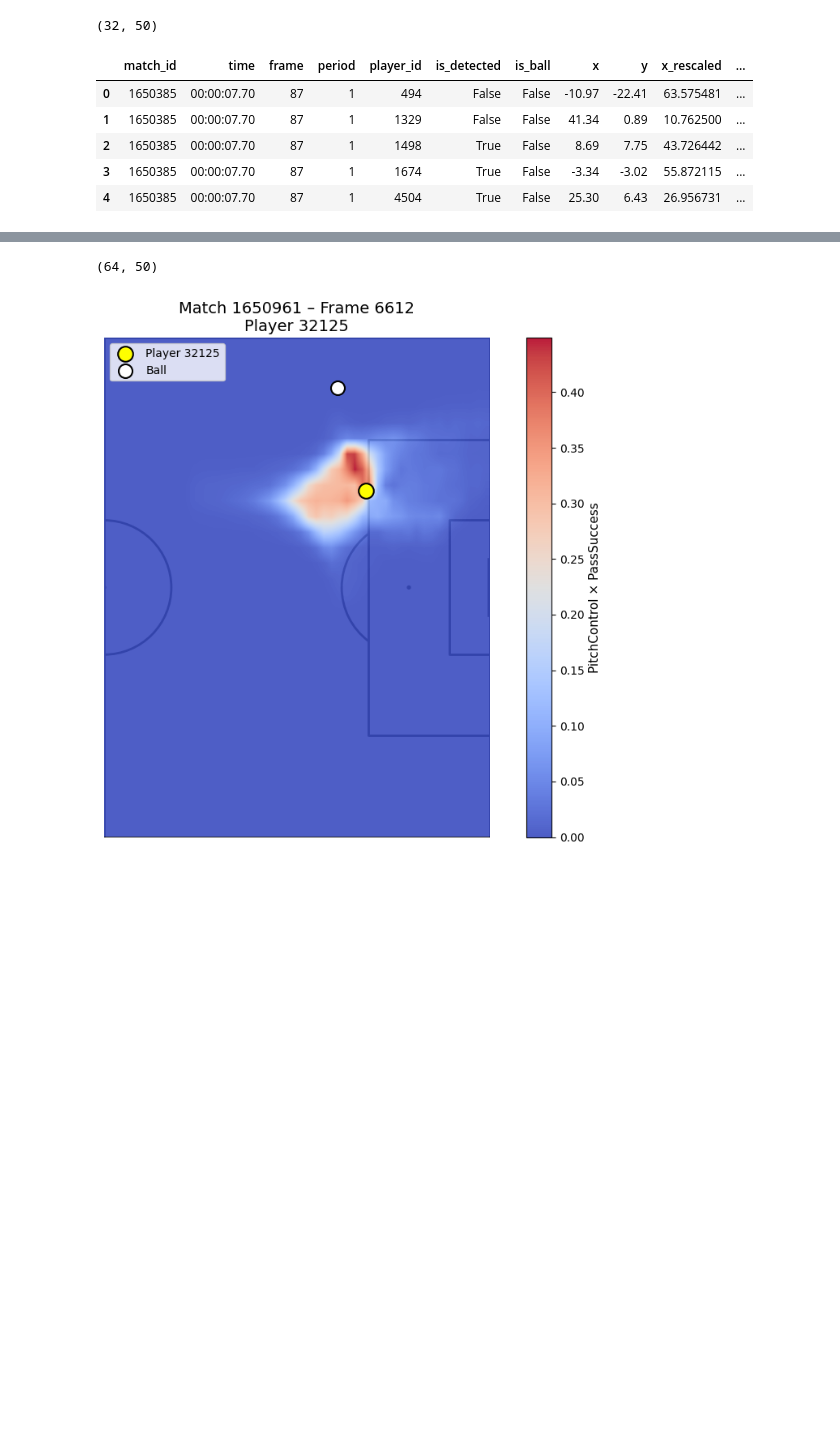
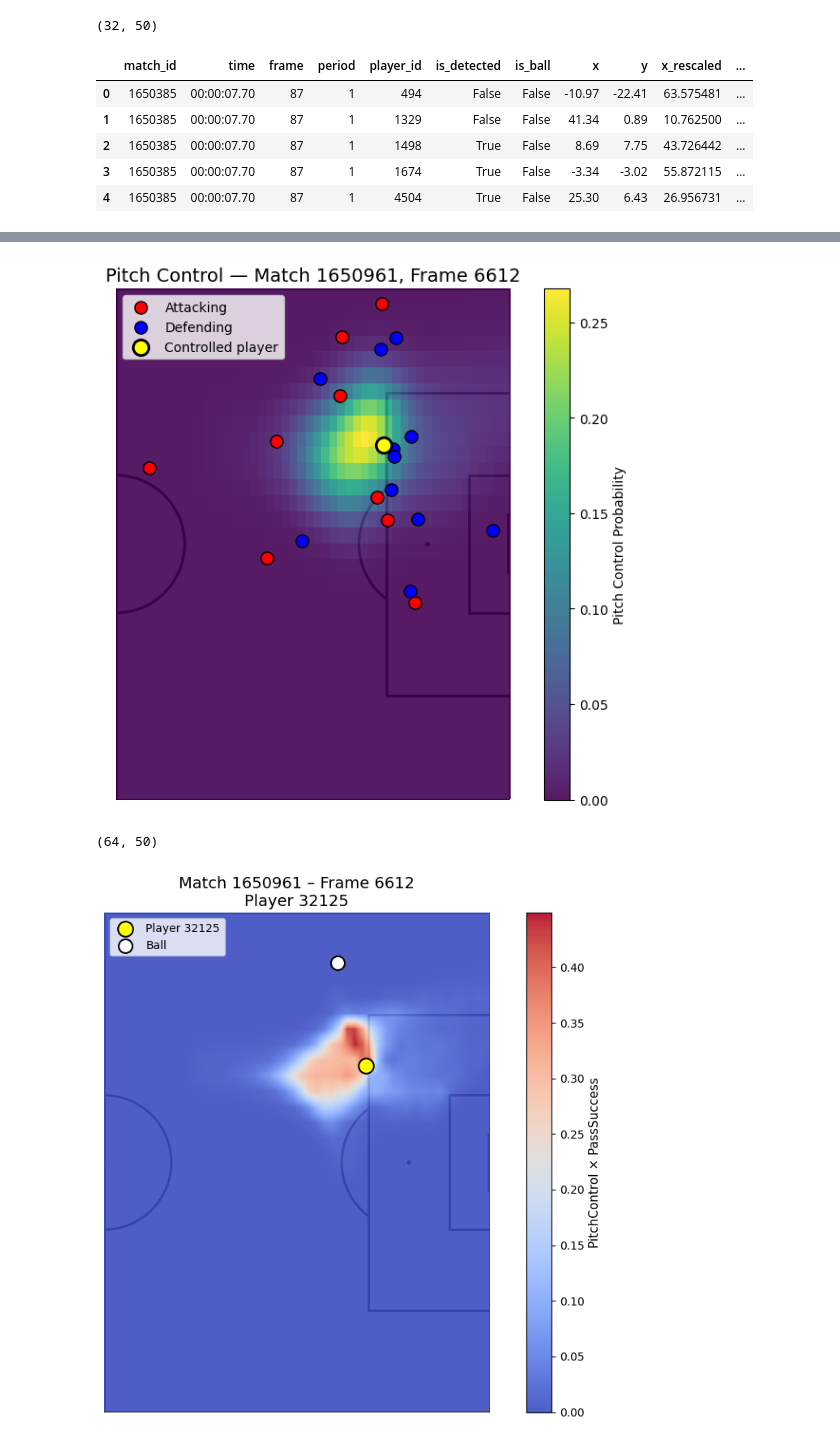
Before and after one commit to TustiWutsi/player_pitch_control_clustering, a Jupyter notebook: individual_pitch_control_clustering.ipynb, the cells around one changed output, grey strips where cells are left out. Cells and saved outputs as stored; diff of their text form; code cells hidden in the pictures; blank space fills up the shorter version.

```diff
--- a/individual_pitch_control_clustering.ipynb
+++ b/individual_pitch_control_clustering.ipynb
@@ -1261,3 +1265,12 @@ meta
+# %%
+possession_path = f"{POSSESSION_DIR}/1715920.parquet"
+df_possession = read_parquet_gcs(fs=fs, gcs_path=possession_path)
+
+frame = 1075
+frame_df = df_possession.query("frame == @frame").copy()
+
+transform = ToSoccerMapPassSuccessTensorFromFrame(dim=(64,50))
+x, mask, y = transform(frame_df)
 # %%
 PITCH_LENGTH = 105
 PITCH_WIDTH  = 68
@@ -1809,3 +1993,19 @@ probs_smooth = predict_and_plot_frame(
+# %%
+match_id = 1650961
+frame = 6612
+
+pitch_control_path = f"{PITCH_CONTROL_DIR}/{match_id}.npz"
+with fs.open(pitch_control_path, "rb") as f:
+    pc_data = np.load(f, allow_pickle=True)["results"].tolist()
+
+pitch_control_smooth = plot_pitch_control(
+    match_id,
+    frame,
+    df,
+    pc_data
+)
+# %% [output]
+[figure, added]
 # %%
 probs_smooth.shape
 # %% [output]
```
Also changed, not shown: parts of 22 cells of this notebook, 3 other files.
